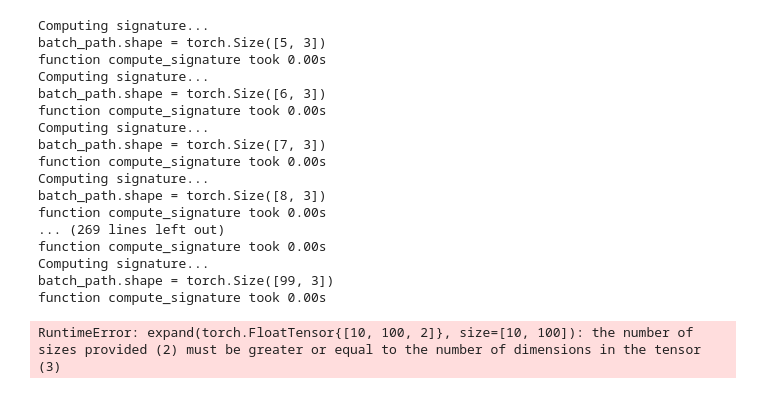
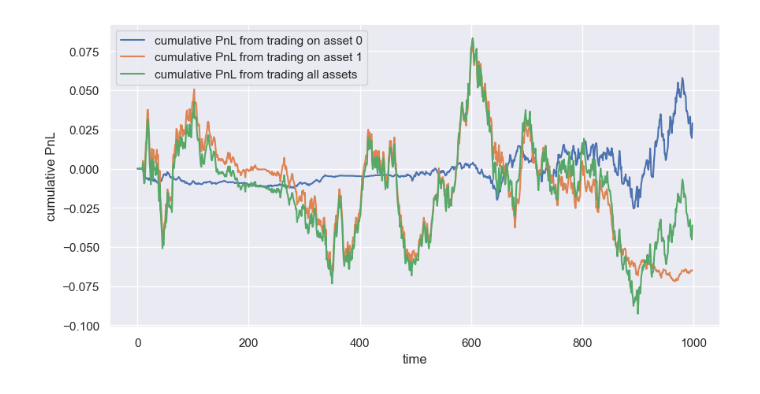
Before and after one commit to gaetanX21/SigTrading, a Jupyter notebook: src/Playground.ipynb, the cells around one changed output. Cells and saved outputs as stored; diff of their text form; code cells hidden in the pictures.

```diff
--- a/src/Playground.ipynb
+++ b/src/Playground.ipynb
@@ -70,28 +86,10 @@ TypeError: sum() received an invalid combination of arguments - got (axis=NoneTy
 # %%
-seen_stock_data = synthetic_batch_stock_data[0]
-seen_info = info_data[0]
+seen_stock_data = synthetic_batch_stock_data[20]
+seen_info = info_data[20]
 # let's trade on the first path
-xi = ts.trade(seen_stock_data, seen_info)
-# pnl = ts.compute_pnl(seen_stock_data, xi)
+xi = ts.trade(seen_stock_data, seen_info, min_steps=10)
+daily_pnl = ts.compute_pnl(seen_stock_data, xi)
+cum_pnl = torch.cumsum(daily_pnl, dim=0)
+utils.plot_cum_pnl(cum_pnl)
 # %% [output]
-Computing signature...
-batch_path.shape = torch.Size([5, 3])
-function compute_signature took 0.00s
-Computing signature...
-batch_path.shape = torch.Size([6, 3])
-function compute_signature took 0.00s
-Computing signature...
-batch_path.shape = torch.Size([7, 3])
-function compute_signature took 0.00s
-Computing signature...
-batch_path.shape = torch.Size([8, 3])
-function compute_signature took 0.00s
-... (269 lines left out)
-function compute_signature took 0.00s
-Computing signature...
-batch_path.shape = torch.Size([99, 3])
-function compute_signature took 0.00s
+[figure, added]
-# %%
-xi = ts.trade(synthetic_batch_stock_data, info_data)
-# %% [output]
-RuntimeError: expand(torch.FloatTensor{[10, 100, 2]}, size=[10, 100]): the number of sizes provided (2) must be greater or equal to the number of dimensions in the tensor (3)
```
Also changed, not shown: parts of 6 cells of this notebook, 2 other files.
